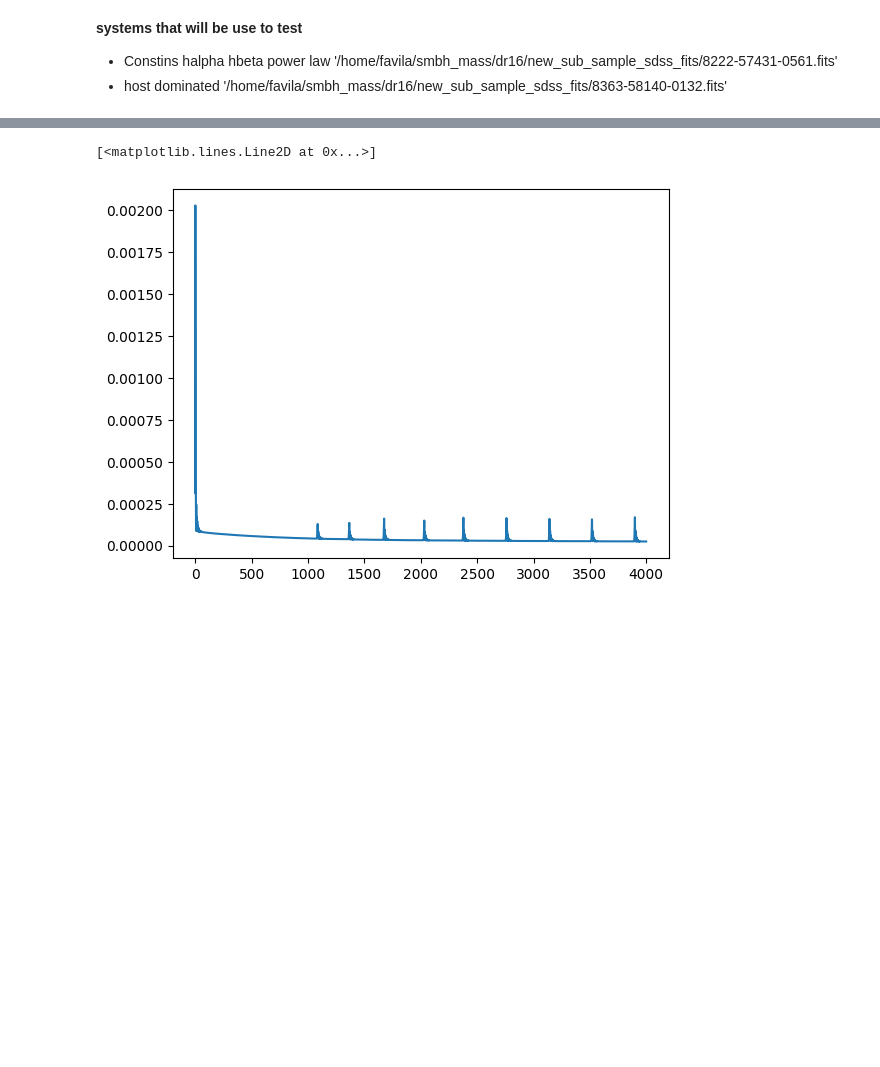
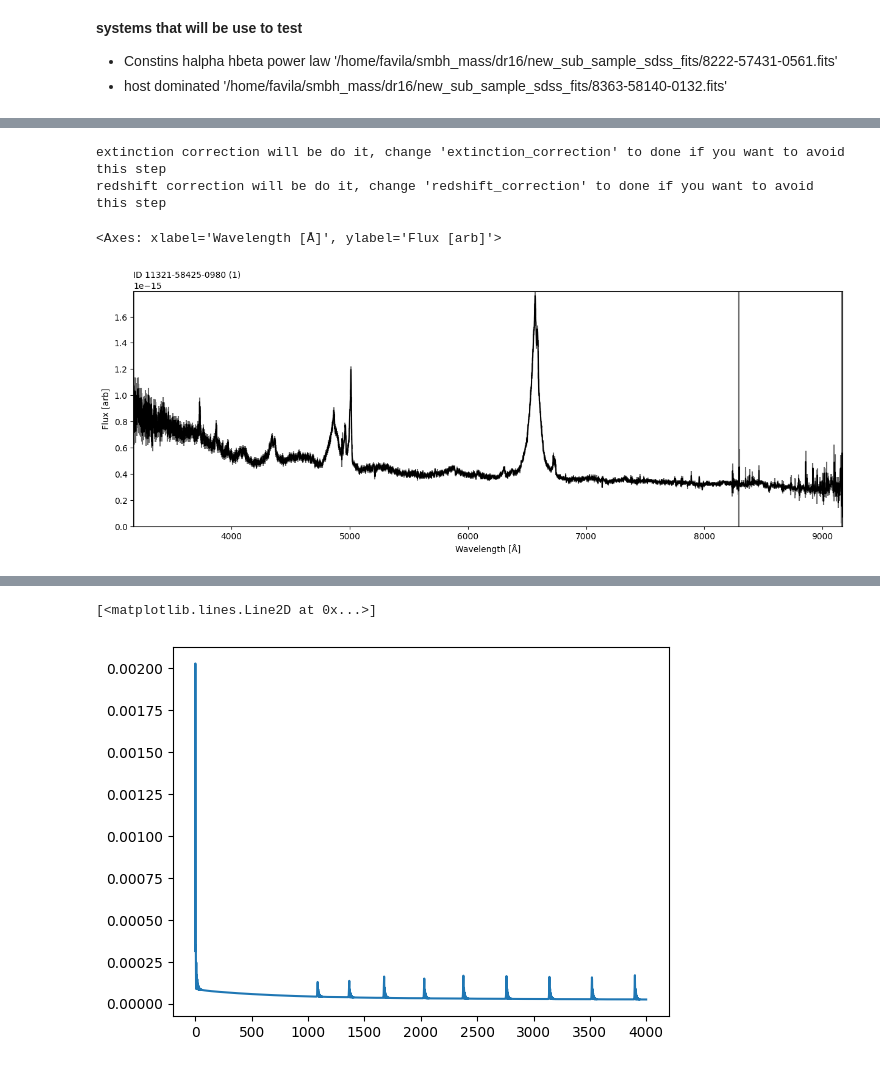
Before and after one commit to felavila/sheap, a Jupyter notebook: notebooks/building_complex_regions.ipynb, the cells around one changed output, grey strips where cells are left out. Saved outputs shown, nothing was run; the diff lists cells and outputs as text; code cells hidden in the pictures; blank space fills up the shorter version.

```diff
--- a/notebooks/building_complex_regions.ipynb
+++ b/notebooks/building_complex_regions.ipynb
@@ -35,2 +57,2 @@ You cross match found 11538
 # %%
-objs_panda_sort = objs_panda[(objs_panda.NAXIS2 == 4590) & (objs_panda.Z_FIT>0.5)].sort_values("SN_MEDIAN_ALL",ascending=False)
+objs_panda_sort = objs_panda[(objs_panda.NAXIS2 == 4614)].sort_values("SN_MEDIAN_ALL",ascending=False)
@@ -88,8 +151,7 @@ coords,spectra_reshaped,_ = parallel_reader(objs_panda_sort.fit_path.values)
 coords = jnp.array(coords)
 spectra_reshaped = jnp.array(spectra_reshaped)
 # %%
-test_clase = Sheapectral(spectra_reshaped,z=objs_panda_sort["Z_DR16Q"].values,coords = coords)
-z_s=test_clase.z
-#norm_factor=10**test_clase.spectra_exp
-exp_factor = test_clase.spectra_exp
-Spectra = test_clase.spectra
+test_clase = Sheapectral(spectra_reshaped,z=objs_panda_sort["Z_DR16Q"].values,coords = coords,names = objs_panda_sort.dr_name.values)
+# %% [output]
+extinction correction will be do it, change 'extinction_correction' to done if you want to avoid this step
+redshift correction will be do it, change 'redshift_correction' to done if you want to avoid this step
@@ -97,0 +158,5 @@ Spectra = test_clase.spectra
+# %%
+test_clase.quicklook(1)
+# %% [output]
+<Axes: xlabel='Wavelength [Å]', ylabel='Flux [arb]'>
+[figure, added]
```
Also changed, not shown: parts of 35 cells of this notebook, 35 other files.
